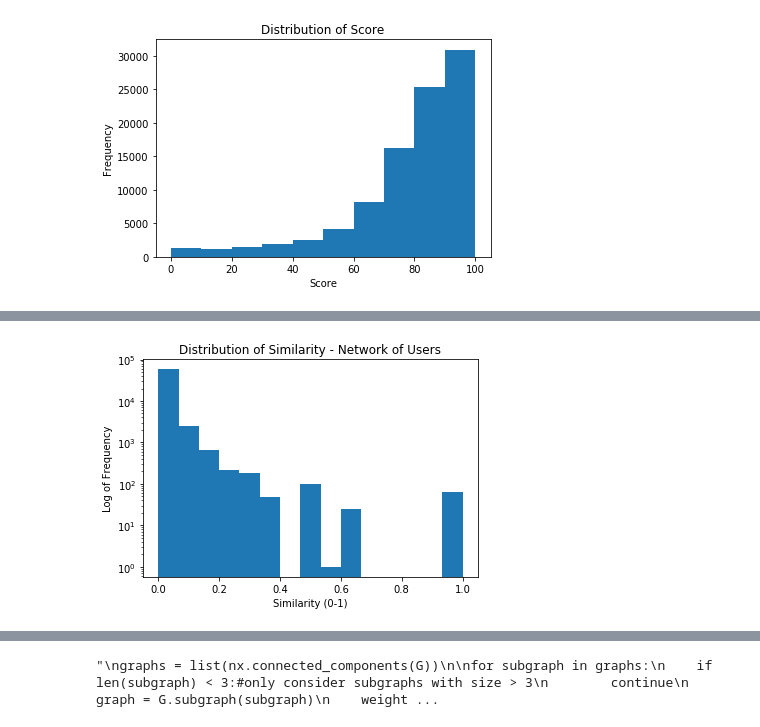
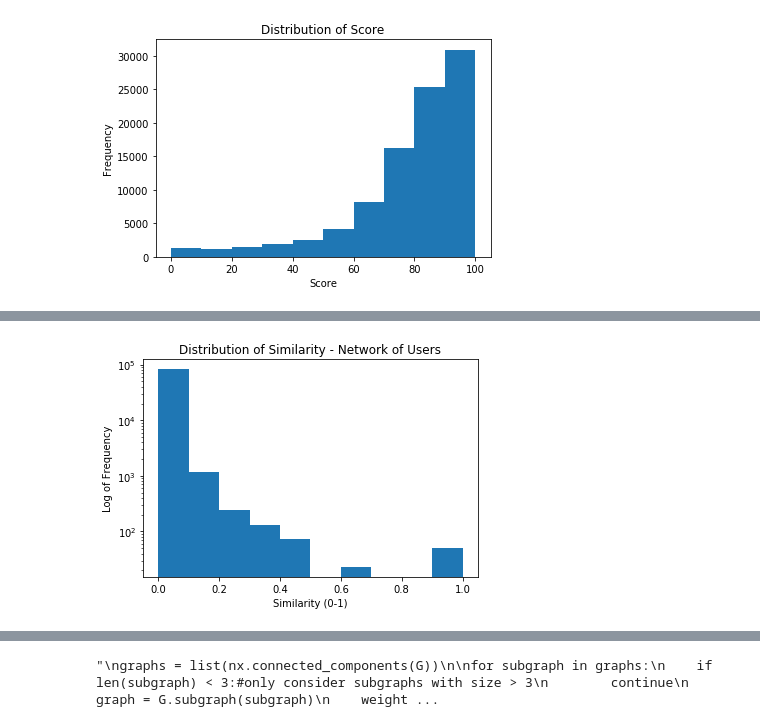
Before and after one commit to jzh001/Social-Network-Structure-in-Common-Interest-Communities, a Jupyter notebook: notebook.ipynb, the cells around one changed output, grey strips where cells are left out. Saved outputs shown, nothing was run; the diff lists cells and outputs as text; code cells hidden in the pictures.

```diff
--- a/notebook.ipynb
+++ b/notebook.ipynb
@@ -49,24 +88,42 @@ B = nx.Graph() #bipartite graph between users and releases
 users = set()
 for release in mp:
     for item in mp[release]:
-        B.add_edge(release,str(item[0])+'U')#to differentiate items in bipartite graph
-        users.add(str(item[0])+'U')
+        B.add_edge(release,item[0])#release to user
+        B[release][item[0]]['year'] = item[2]
+        users.add(item[0])
 # %%
 #constructing edges, and counting the frequency (i.e. number of repeated edges)
 edges = {}
+releases = {}
+findYear = {}
 for user in users:
     for release in B.adj[user]:
         for node in B.adj[release]:
             if node != user:
                 if (user, node) in edges:
                     edges[(user, node)] += 1
+                    releases[(user, node)].append(release)
+                    findYear[(user, node)].append(max(B[node][release]['year'],B[user][release]['year']))
                 elif (node, user) in edges:
                     edges[(node, user)] += 1
+                    releases[(node, user)].append(release)
+                    findYear[(node, user)].append(max(B[node][release]['year'],B[user][release]['year']))
                 else:
                     edges[(user, node)] = 1
+                    releases[(user, node)] = []
+                    releases[(user, node)].append(release)
+                    findYear[(user, node)] = []
+                    findYear[(user, node)].append(max(B[node][release]['year'],B[user][release]['year']))
-# %%
-for edge in edges:
-    G.add_edge(edge[0], edge[1], weight = edges[edge])
+# %%
+for edge in edges:
+    G.add_edge(edge[0], edge[1], weight = edges[edge]/2)#because double counted
+    #add individual releases to each edge
+    G[edge[0]][edge[1]]['releases'] = set(releases[edge])
+    tmp = clt.Counter(findYear[edge])
+    findYear_final = {}
+    for item in tmp:
+        findYear_final[item] = int(tmp[item]/2)
+    G[edge[0]][edge[1]]['year'] = findYear_final
 # %%
 print("Number of Releases Used =",len(mp))
 # %% [output]
@@ -85,12 +142,12 @@ sim_score = [G[u][v]['similarity'] for u,v in G.edges()]
 # %%
 plt.title('Distribution of Similarity - Network of Users')
 plt.xlabel('Similarity (0-1)')
 plt.ylabel('Log of Frequency')
 #print(min(sim_score))
-plt.hist(sim_score, log = True, bins = 15)#specify the number of bins ->
+plt.hist(sim_score, log = True)#specify the number of bins ->
 plt.savefig("Distribution of Similarity - Network of Users.png")
 # %% [output]
-[figure, old version]
+[figure, new version]
 # %%
 plt.title('Distribution of Weights - Network of Users')
 plt.xlabel('Weights')
```
Also changed, not shown: parts of 43 cells of this notebook.
